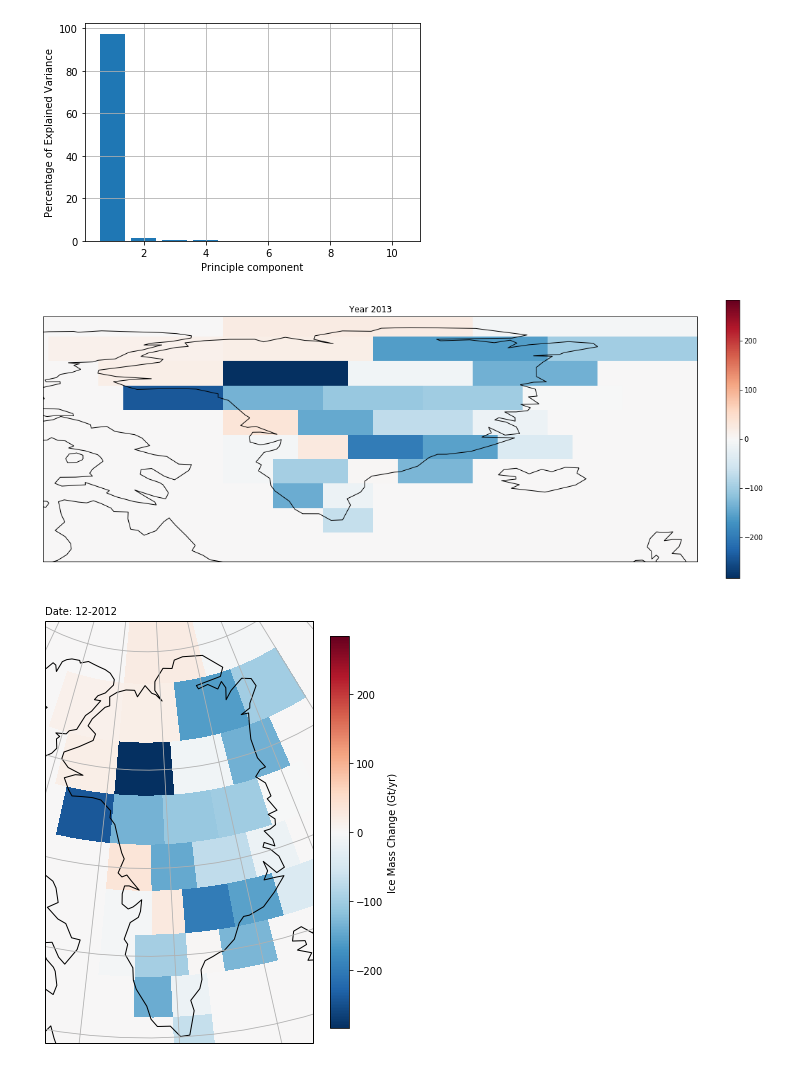
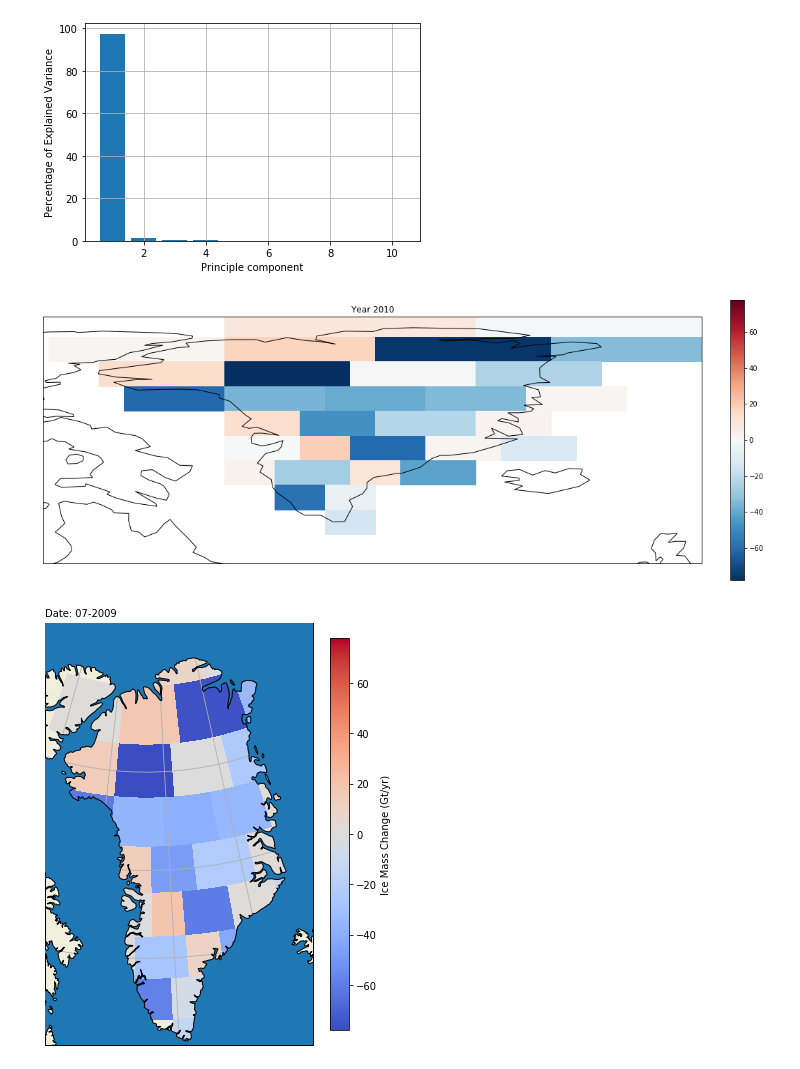
Before and after one commit to AdriaanGr/MAIO_project, a Jupyter notebook: MAIO_project.ipynb, the cells around one changed output. Saved outputs shown, nothing was run; the diff lists cells and outputs as text; code cells hidden in the pictures.

```diff
--- a/MAIO_project.ipynb
+++ b/MAIO_project.ipynb
@@ -20,7 +20,7 @@ for i, fn in enumerate(file_n):
     #print(file.shape,i)
     data[i] = file
 # %%
-## data_num = -1
+data_num = -1
 
 xlist = 2002 + data[data_num-1][:,0]/365.25
 tims = np.array([datetime(2002, 1, 1) + timedelta(days=int(t)) for t in data[data_num-1][:,0]])
@@ -129,11 +129,13 @@ def rebin_data(data, lats, irr_lons):
     rl_sz = irr_lons[0].size
     fit = np.zeros((lat.size, rl_sz))
     mask = np.full((lat.size, rl_sz), False)
+    rlons = None
 
-    for k in range(lon.shape[0]):
+    for k in range(irr_lons.shape[0]):
         sz = np.sum(np.logical_not(np.isnan(irr_lons[k])))
         al = np.zeros(rl_sz)
         ml = np.full(rl_sz, True)
+        rlons = irr_lons[k] if sz == irr_lons[k].size else rlons
         if k == 1:
             al[sz-3] = data[0]
             al[sz-2] = data[1]
@@ -222,12 +224,14 @@ def rebin_data(data, lats, irr_lons):
             mask[k,i] = ml[j]
         fit[k,-1] = fit[k,0]
         mask[k,-1] = mask[k,0]
-    return fit
+    assert(rlons is not None)
+    XV, YV = np.meshgrid(rlons, -lats + 3)
+    return XV, YV, np.ma.array(fit, mask=mask)
 
 
-year = 2013
+year = 2009.5
 time = np.argmin(np.abs(xlist - year))
-fit = rebin_data(sdata[:,time], lat, lon)
+XV, YV, fit = rebin_data(sdata[:,time], lat, lon)
 # %%
 fig = plt.figure(figsize=(18,9))
 mcmap = plt.cm.RdBu_r
@@ -241,7 +245,7 @@ ax.coastlines()
 plt.axis([-80,0,55,85])
 #plt.xticks(np.arange(-80,101,20),np.arange(100,281,20), fontsize=15)
 #plt.yticks(np.arange(-30,31,10), fontsize=15)
-CS = plt.pcolor(lon[29],-lat+3, fit, cmap=mcmap, vmin = -np.abs(fit).max(), vmax = np.abs(fit).max())#, levels = np.arange(-130,131,20))
+CS = plt.pcolor(XV, YV, fit, cmap=mcmap, vmin = -np.abs(fit).max(), vmax = np.abs(fit).max())#, levels = np.arange(-130,131,20))
 #for c in CS.collections:
 #    c.set_edgecolor("face")
 #plt.xlabel('longitude [$\degree$E]', fontsize=15)
@@ -254,21 +258,24 @@ plt.colorbar(fraction=0.02, pad=0.04)
 # December 2018
 plt.show()
 # %% [output]
-[figure, old version]
+[figure, new version]
 # %%
 # Verbeterde Plot Routine
 proj = ccrs.LambertConformal(central_latitude=90, central_longitude=310)
+#proj = ccrs.PlateCarree(central_longitude=310)
+
+
 f, ax = plt.subplots(figsize=(6, 8), subplot_kw=dict(projection=proj))
-cb = ax.pcolor(lon[29],-lat+3, fit, cmap=mcmap, vmin = -np.max(np.abs(fit)), vmax = np.max(np.abs(fit)), transform=ccrs.PlateCarree())
+cb = ax.pcolor(XV, YV, fit, cmap=plt.cm.coolwarm, vmin = -np.max(np.abs(fit)), vmax = np.max(np.abs(fit)), transform=ccrs.PlateCarree())
 ax.set_extent([-65, -25, 59, 85], ccrs.PlateCarree())
 ax.add_feature(cfeature.LAND)
-ax.add_feature(cfeature.OCEAN)
-ax.add_feature(cfeature.COASTLINE)
+ax.add_feature(cfeature.NaturalEarthFeature('physical', 'ocean', '50m'), zorder=100, edgecolor='k')
 ax.gridlines()
 ax.text(0.125, 0.88, "Date: %s" % tims[time].strftime("%m-%Y"), transform=f.transFigure)
 cax = f.colorbar(cb, ax=[ax], shrink=0.9)
 cax.set_label("Ice Mass Change (Gt/yr)")
+f.savefig("./Pictures/data_%s.png" % tims[time].strftime("%m_%Y"), dpi=300)
 plt.show()
 # %% [output]
-[figure, old version]
+[figure, new version]
 # %%
```
Also changed, not shown: parts of 3 cells of this notebook, 5 other files.
